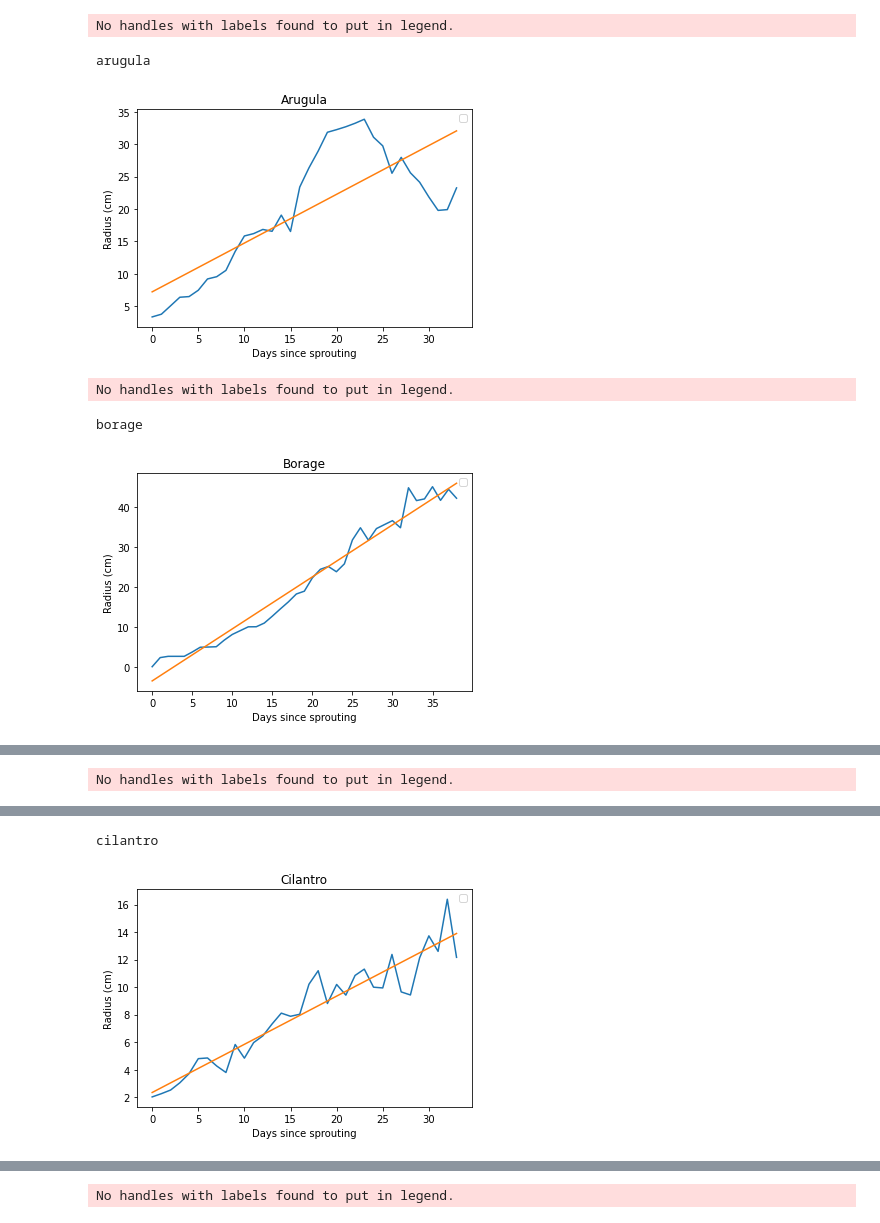
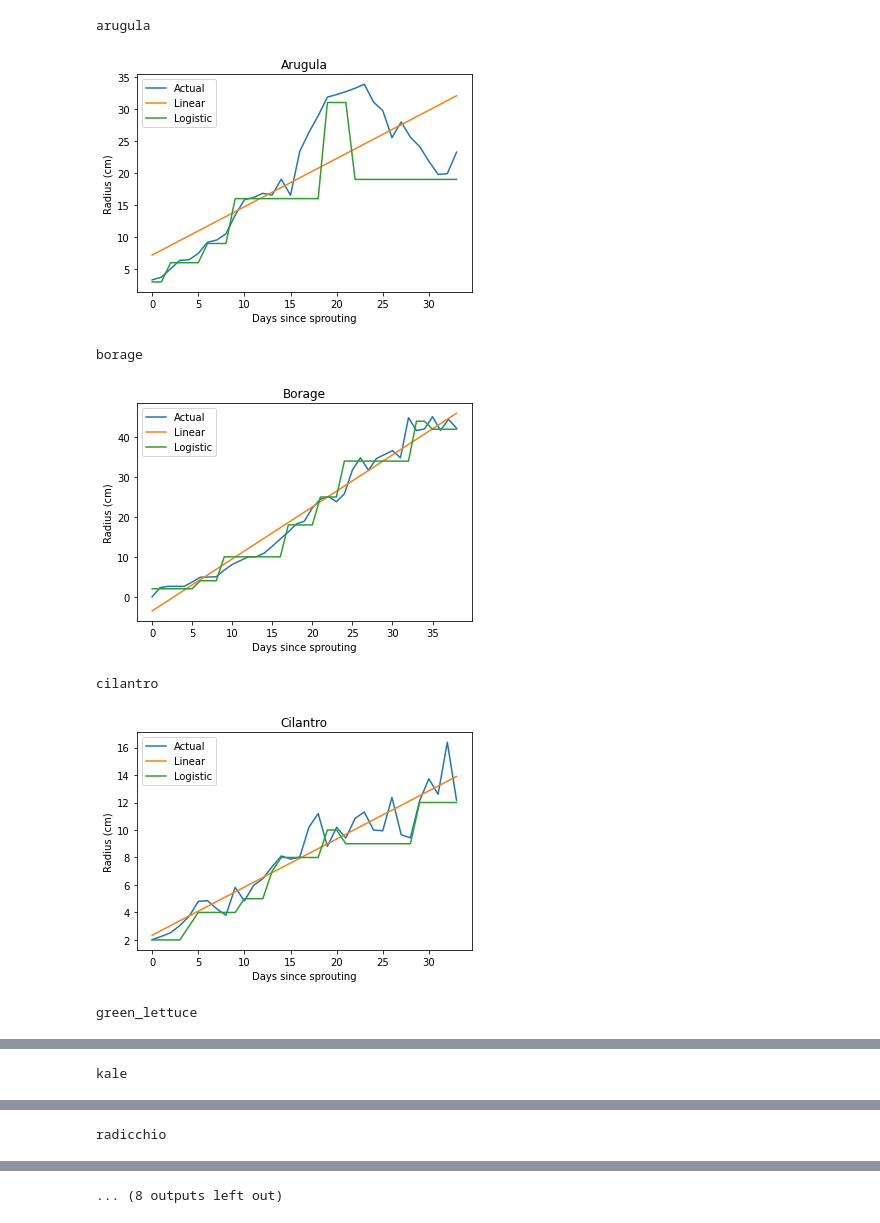
Before and after one commit to BerkeleyAutomation/AlphaGarden, a Jupyter notebook: Center-Tracking/growth_model/growth_model.ipynb, the cells around one changed output, grey strips where cells are left out. Cells and saved outputs as stored; diff of their text form; code cells hidden in the pictures.

Commit message:
added logistic  model

```diff
--- a/Center-Tracking/growth_model/growth_model.ipynb
+++ b/Center-Tracking/growth_model/growth_model.ipynb
@@ -68,7 +69,7 @@ def plot_plant_vals(vals, name):
     for row in vals.iloc:
         new_row = []
         for i, val in enumerate(row[sprouting_time:]):
-            if val - row[max(0, i-1)] < -3 or (i > 20 and val == 0):
+            if val - row[max(0, i-1)] < -4 or (i > 20 and val == 0):
                 break
             new_row.append(val)
         plt.scatter([i for i in range(1, len(new_row)+1)], new_row)
@@ -96,18 +97,22 @@ def get_model(key):
     X = np.array([i for i in range(values.shape[0])]).reshape(-1, 1)
     y = values
     lin_reg = LinearRegression().fit(X, y)
+
+    encoded = y.astype(int)
+    logistic_reg = LogisticRegression().fit(X, encoded)
     gbm = GradientBoostingRegressor(loss="quantile", alpha=.6)
     gbm.fit(X, y)
     values["predicted_lin"] = lin_reg.predict(np.array([i for i in range(values.shape[0])]).reshape(values.shape[0], -1))
-#     values["predicted_gbm"] = gbm.predict(np.array([i for i in range(values.shape[0])]).reshape(values.shape[0], -1))
+    values["predicted_log"] = logistic_reg.predict(np.array([i for i in range(values.shape[0])]).reshape(values.shape[0], -1))
+    # values["predicted_gbm"] = gbm.predict(np.array([i for i in range(values.shape[0])]).reshape(values.shape[0], -1))
     print(key)
     plt.plot(values)
     plt.xlabel("Days since sprouting")
     plt.ylabel("Radius (cm)")
     plt.title(key.capitalize())
-    plt.legend()
+    plt.legend(('Actual', 'Linear', 'Logistic'))
     plt.show()
-    return lin_reg
+    return lin_reg, logistic_reg
 # %%
 plant_radii = get_plant_radii("./batch_both/")
 for k in plant_radii.keys():
@@ -138,12 +143,13 @@ radicchio
 # %%
 models = {}
 for key in plant_radii.keys():
     models[key] = get_model(key)
-pkl.dump(models, open("./models/linear_models.p", "wb"))
+pkl.dump(models, open("./models/lin_log_models.p", "wb"))
 # %% [output]
-No handles with labels found to put in legend.
+arugula
+[figure, new version]
-arugula
+borage
-[figure, old version]
+[figure, new version]
-No handles with labels found to put in legend.
+cilantro
+[figure, new version]
-borage
+green_lettuce
-[figure, old version]
@@ -150 +157 @@ borage
-No handles with labels found to put in legend.
+kale
@@ -151,2 +159 @@ No handles with labels found to put in legend.
-cilantro
+radicchio
-[figure, old version]
@@ -153 +161 @@ cilantro
-No handles with labels found to put in legend.
+... (8 outputs left out)
```
Also changed, not shown: parts of 4 cells of this notebook, 13 other files.
